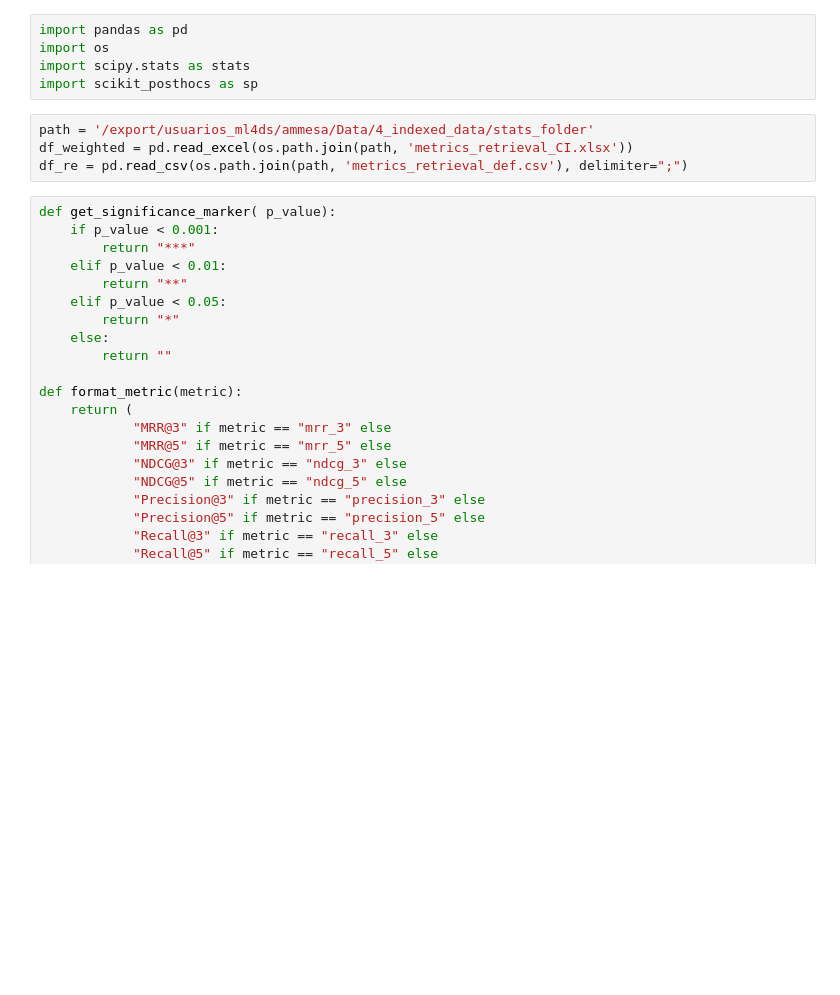
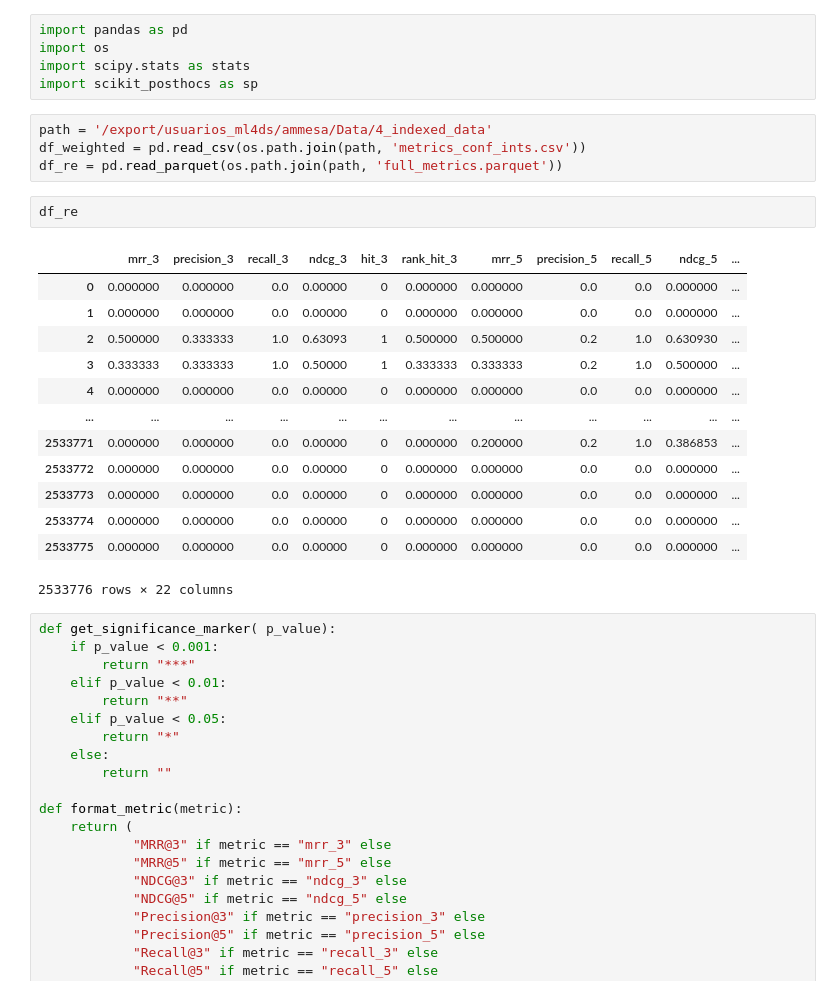
Before and after one commit to AlonsoMad/TFG-LLMs, a Jupyter notebook: notebooks/tests_format.ipynb, the cells around one changed output. Saved outputs shown, nothing was run; the diff lists cells and outputs as text; blank space fills up the shorter version.

```diff
--- a/notebooks/tests_format.ipynb
+++ b/notebooks/tests_format.ipynb
@@ -4,9 +4,25 @@ import os
 import scipy.stats as stats
 import scikit_posthocs as sp
 # %%
-path = '/export/usuarios_ml4ds/ammesa/Data/4_indexed_data/stats_folder'
-df_weighted = pd.read_excel(os.path.join(path, 'metrics_retrieval_CI.xlsx'))
-df_re = pd.read_csv(os.path.join(path, 'metrics_retrieval_def.csv'), delimiter=";")
+path = '/export/usuarios_ml4ds/ammesa/Data/4_indexed_data'
+df_weighted = pd.read_csv(os.path.join(path, 'metrics_conf_ints.csv'))
+df_re = pd.read_parquet(os.path.join(path, 'full_metrics.parquet'))
+# %%
+df_re
+# %% [output]
+|  | mrr_3 | precision_3 | recall_3 | ndcg_3 | hit_3 | rank_hit_3 | mrr_5 | precision_5 | recall_5 | ndcg_5 | ... |
+| 0 | 0.000000 | 0.000000 | 0.0 | 0.00000 | 0 | 0.000000 | 0.000000 | 0.0 | 0.0 | 0.000000 | ... |
+| 1 | 0.000000 | 0.000000 | 0.0 | 0.00000 | 0 | 0.000000 | 0.000000 | 0.0 | 0.0 | 0.000000 | ... |
+| 2 | 0.500000 | 0.333333 | 1.0 | 0.63093 | 1 | 0.500000 | 0.500000 | 0.2 | 1.0 | 0.630930 | ... |
+| 3 | 0.333333 | 0.333333 | 1.0 | 0.50000 | 1 | 0.333333 | 0.333333 | 0.2 | 1.0 | 0.500000 | ... |
+| 4 | 0.000000 | 0.000000 | 0.0 | 0.00000 | 0 | 0.000000 | 0.000000 | 0.0 | 0.0 | 0.000000 | ... |
+| ... | ... | ... | ... | ... | ... | ... | ... | ... | ... | ... | ... |
+| 2533771 | 0.000000 | 0.000000 | 0.0 | 0.00000 | 0 | 0.000000 | 0.200000 | 0.2 | 1.0 | 0.386853 | ... |
+| 2533772 | 0.000000 | 0.000000 | 0.0 | 0.00000 | 0 | 0.000000 | 0.000000 | 0.0 | 0.0 | 0.000000 | ... |
+| 2533773 | 0.000000 | 0.000000 | 0.0 | 0.00000 | 0 | 0.000000 | 0.000000 | 0.0 | 0.0 | 0.000000 | ... |
+| 2533774 | 0.000000 | 0.000000 | 0.0 | 0.00000 | 0 | 0.000000 | 0.000000 | 0.0 | 0.0 | 0.000000 | ... |
+| 2533775 | 0.000000 | 0.000000 | 0.0 | 0.00000 | 0 | 0.000000 | 0.000000 | 0.0 | 0.0 | 0.000000 | ... |
+2533776 rows × 22 columns
 # %%
 def get_significance_marker( p_value):
     if p_value < 0.001:
```
Also changed, not shown: parts of 7 cells of this notebook, 18 other files.
